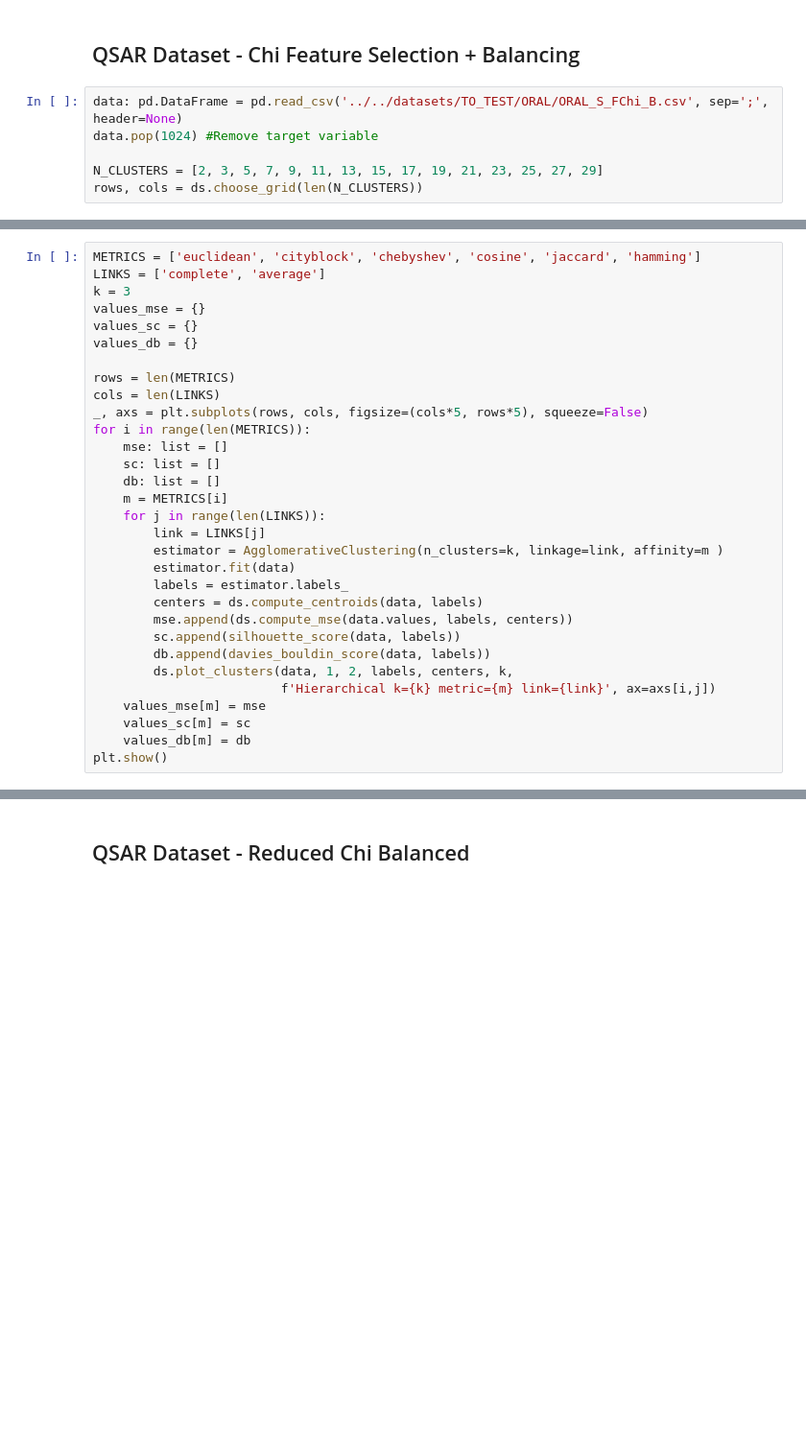
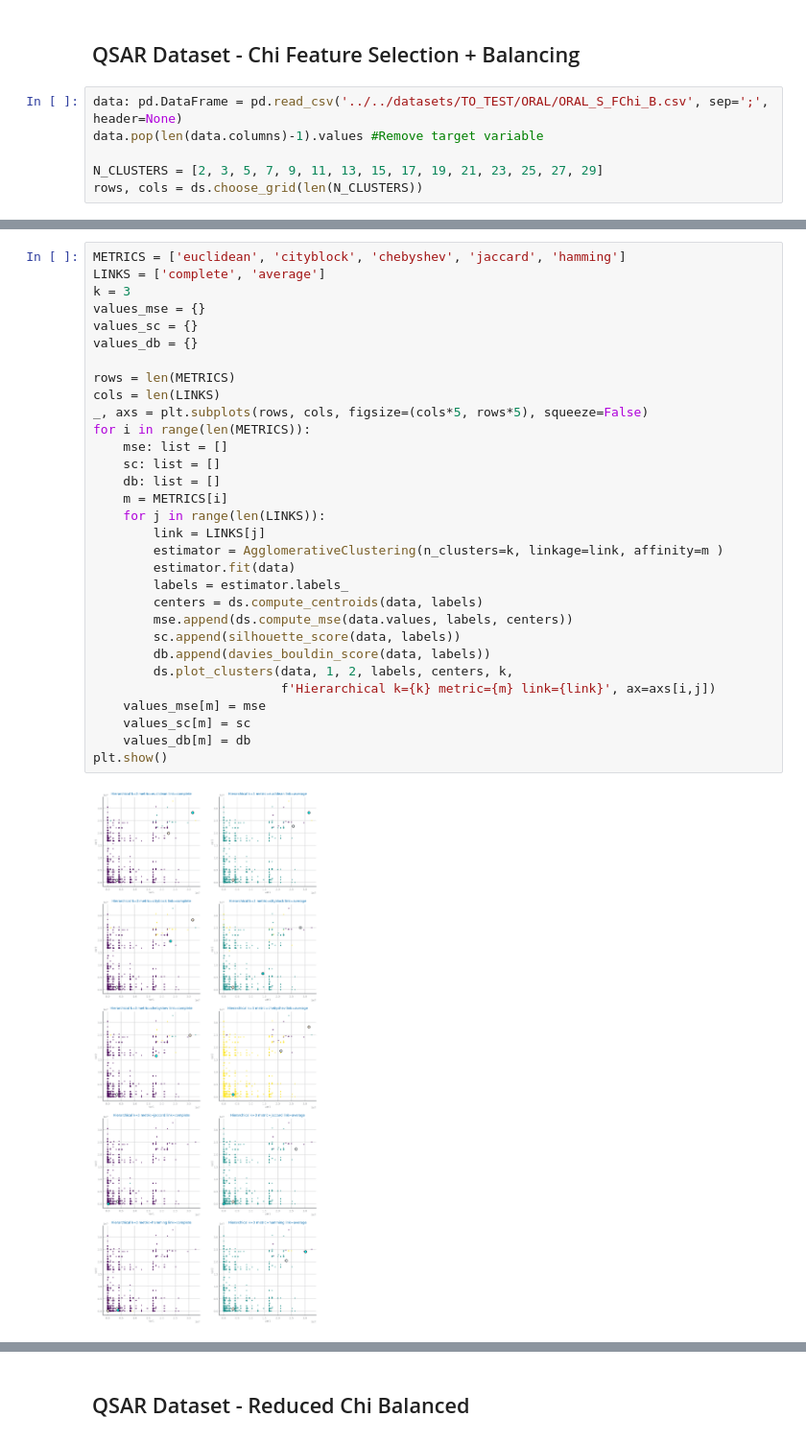
Before and after one commit to HerouFenix/cdados-project, a Jupyter notebook: Classification/Clustering/HClustering_QSAR.ipynb, the cells around one changed output, grey strips where cells are left out. Shown at 96% size. Drawn from its saved outputs; the diff is of its cells as text; blank space fills up the shorter version.

```diff
--- a/Classification/Clustering/HClustering_QSAR.ipynb
+++ b/Classification/Clustering/HClustering_QSAR.ipynb
@@ -101,7 +123,7 @@ plt.show()
 ## QSAR Dataset - Chi Feature Selection + Balancing
 # %%
 data: pd.DataFrame = pd.read_csv('../../datasets/TO_TEST/ORAL/ORAL_S_FChi_B.csv', sep=';', header=None)
-data.pop(1024) #Remove target variable
+data.pop(len(data.columns)-1).values #Remove target variable
 
 N_CLUSTERS = [2, 3, 5, 7, 9, 11, 13, 15, 17, 19, 21, 23, 25, 27, 29]
 rows, cols = ds.choose_grid(len(N_CLUSTERS))
@@ -138,34 +180,36 @@ plt.show()
 # %%
-METRICS = ['euclidean', 'cityblock', 'chebyshev', 'cosine', 'jaccard', 'hamming']
+METRICS = ['euclidean', 'cityblock', 'chebyshev', 'jaccard', 'hamming']
 LINKS = ['complete', 'average']
 k = 3
 values_mse = {}
 values_sc = {}
 values_db = {}
 
 rows = len(METRICS)
 cols = len(LINKS)
 _, axs = plt.subplots(rows, cols, figsize=(cols*5, rows*5), squeeze=False)
 for i in range(len(METRICS)):
     mse: list = []
     sc: list = []
     db: list = []
     m = METRICS[i]
     for j in range(len(LINKS)):
         link = LINKS[j]
         estimator = AgglomerativeClustering(n_clusters=k, linkage=link, affinity=m )
         estimator.fit(data)
         labels = estimator.labels_
         centers = ds.compute_centroids(data, labels)
         mse.append(ds.compute_mse(data.values, labels, centers))
         sc.append(silhouette_score(data, labels))
         db.append(davies_bouldin_score(data, labels))
         ds.plot_clusters(data, 1, 2, labels, centers, k,
                          f'Hierarchical k={k} metric={m} link={link}', ax=axs[i,j])
     values_mse[m] = mse
     values_sc[m] = sc
     values_db[m] = db
 plt.show()
+# %% [output]
+[figure, added]
 # %%
 #_, ax = plt.subplots(2, 2, figsize=(10, 5), squeeze=False)
 #ds.multiple_bar_chart(LINKS, values_mse, title=f'Hierarchical MSE', xlabel='metric', ylabel='MSE', ax=ax[0, 0])
```
Also changed, not shown: parts of 13 cells of this notebook, 1 other file.
